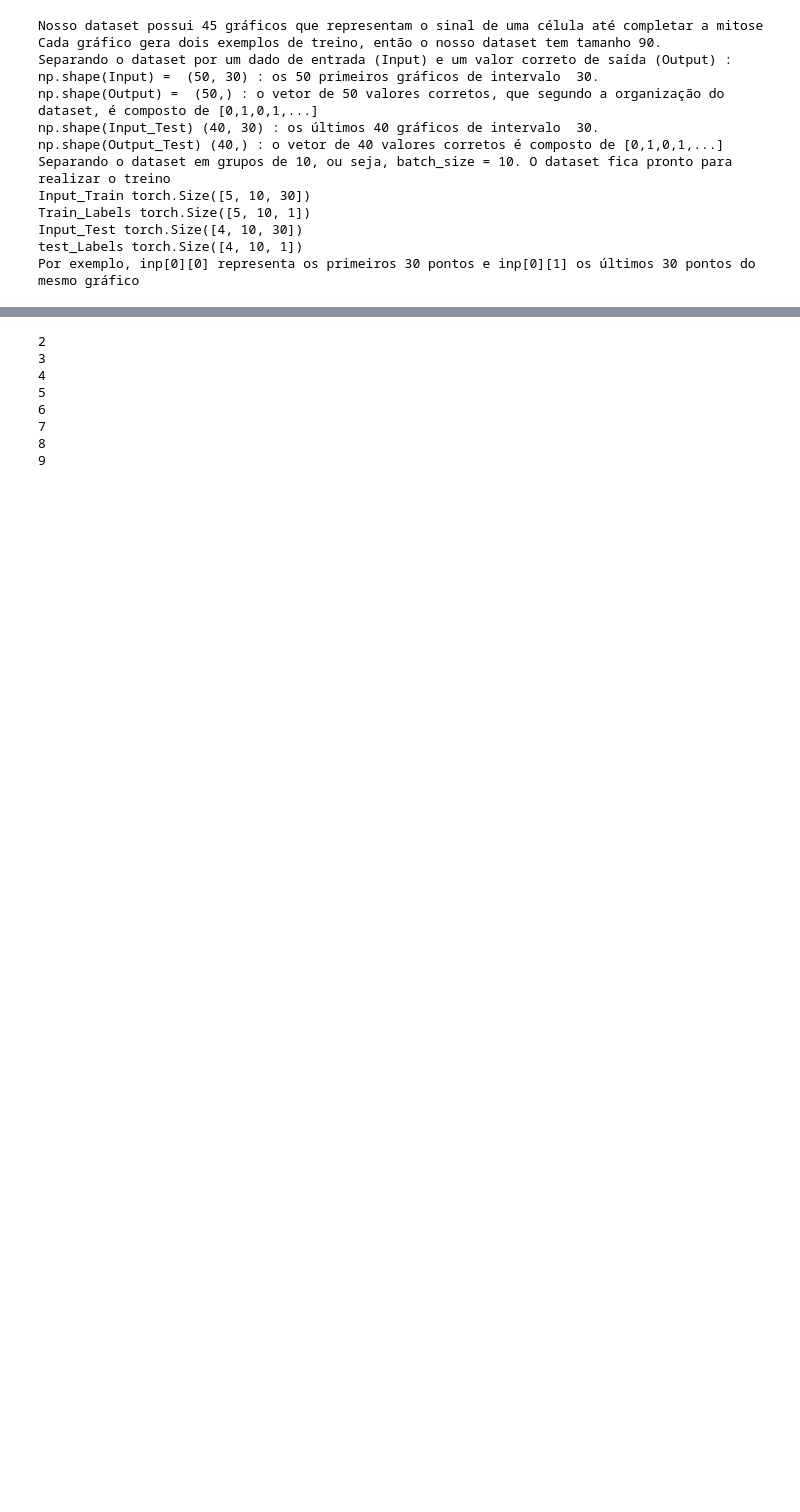
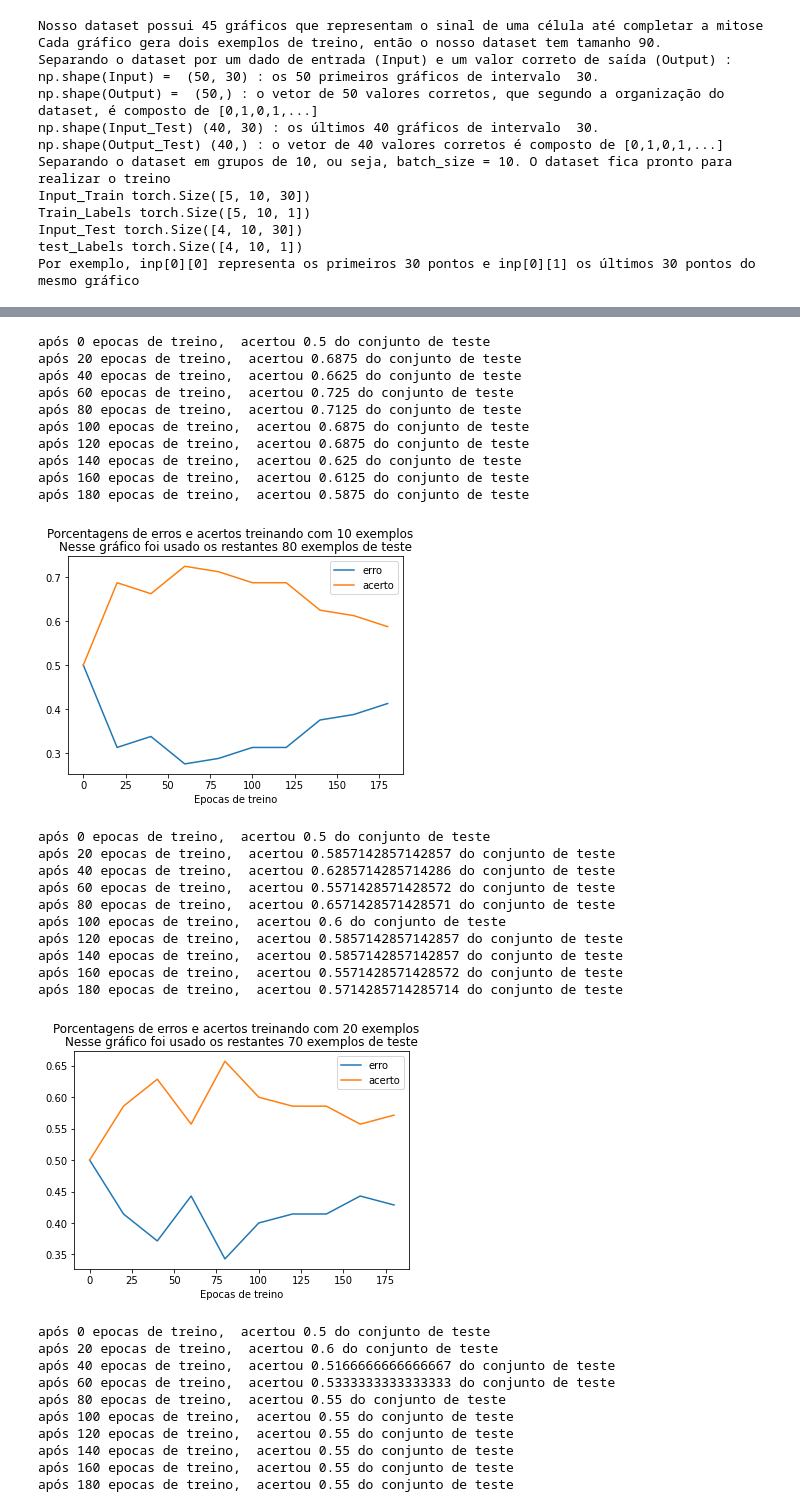
Before and after one commit to SchultzVV/Biology, a Jupyter notebook: second idea/Run.ipynb, the cells around one changed output, grey strips where cells are left out. Cells and saved outputs as stored; diff of their text form; code cells hidden in the pictures; blank space fills up the shorter version.

```diff
--- a/second idea/Run.ipynb
+++ b/second idea/Run.ipynb
@@ -78,12 +98,36 @@ plt.show()
 # %%
-for i in range(2,10):
-    y1, y2, epochs, proportion = eval_model(i, 10, 140)
+for i in range(1, 9):
+    eval_model(i,200)
 # %% [output]
-2
-3
-4
-5
-6
-7
-8
-9
+após 0 epocas de treino,  acertou 0.5 do conjunto de teste
+após 20 epocas de treino,  acertou 0.6875 do conjunto de teste
+após 40 epocas de treino,  acertou 0.6625 do conjunto de teste
+após 60 epocas de treino,  acertou 0.725 do conjunto de teste
+após 80 epocas de treino,  acertou 0.7125 do conjunto de teste
+após 100 epocas de treino,  acertou 0.6875 do conjunto de teste
+após 120 epocas de treino,  acertou 0.6875 do conjunto de teste
+após 140 epocas de treino,  acertou 0.625 do conjunto de teste
+após 160 epocas de treino,  acertou 0.6125 do conjunto de teste
+após 180 epocas de treino,  acertou 0.5875 do conjunto de teste
+[figure, added]
+após 0 epocas de treino,  acertou 0.5 do conjunto de teste
+após 20 epocas de treino,  acertou 0.5857142857142857 do conjunto de teste
+após 40 epocas de treino,  acertou 0.6285714285714286 do conjunto de teste
+após 60 epocas de treino,  acertou 0.5571428571428572 do conjunto de teste
+após 80 epocas de treino,  acertou 0.6571428571428571 do conjunto de teste
+após 100 epocas de treino,  acertou 0.6 do conjunto de teste
+após 120 epocas de treino,  acertou 0.5857142857142857 do conjunto de teste
+após 140 epocas de treino,  acertou 0.5857142857142857 do conjunto de teste
+após 160 epocas de treino,  acertou 0.5571428571428572 do conjunto de teste
+após 180 epocas de treino,  acertou 0.5714285714285714 do conjunto de teste
+[figure, added]
+após 0 epocas de treino,  acertou 0.5 do conjunto de teste
+após 20 epocas de treino,  acertou 0.6 do conjunto de teste
+após 40 epocas de treino,  acertou 0.5166666666666667 do conjunto de teste
+após 60 epocas de treino,  acertou 0.5333333333333333 do conjunto de teste
+após 80 epocas de treino,  acertou 0.55 do conjunto de teste
+após 100 epocas de treino,  acertou 0.55 do conjunto de teste
+após 120 epocas de treino,  acertou 0.55 do conjunto de teste
+após 140 epocas de treino,  acertou 0.55 do conjunto de teste
+após 160 epocas de treino,  acertou 0.55 do conjunto de teste
+após 180 epocas de treino,  acertou 0.55 do conjunto de teste
```
Also changed, not shown: parts of 7 cells of this notebook, 7 other files.
